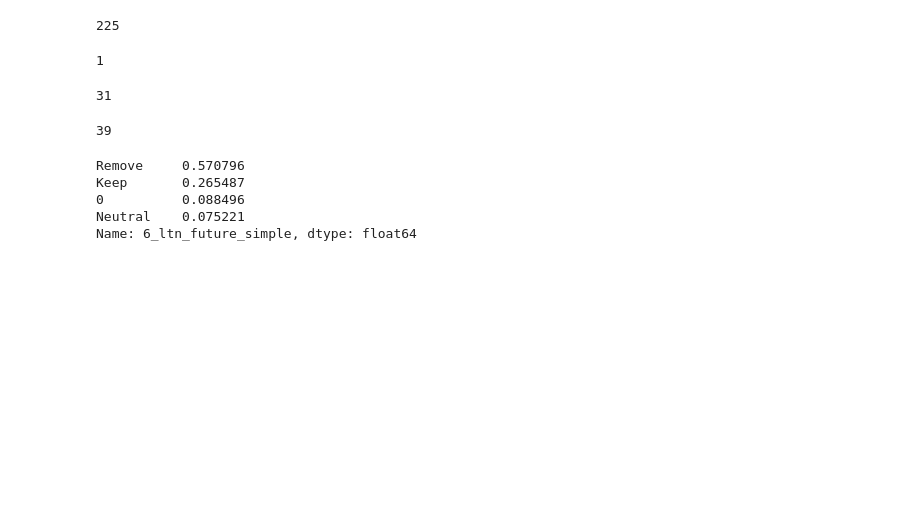
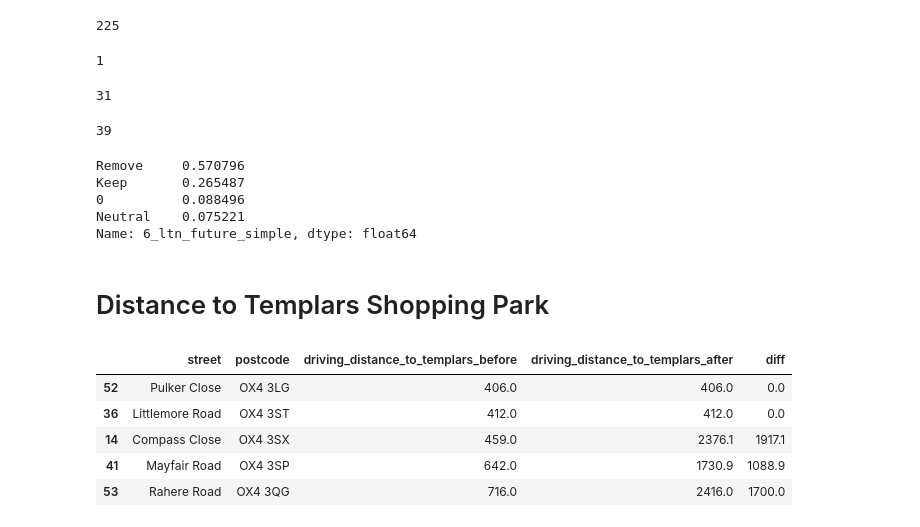
Before and after one commit to annarailton/littlemore_ltn_analysis, a Jupyter notebook: lpc_ltn_analysis.ipynb, the cells around one changed output. Cells and saved outputs as stored; diff of their text form; code cells hidden in the pictures; blank space fills up the shorter version.

```diff
--- a/lpc_ltn_analysis.ipynb
+++ b/lpc_ltn_analysis.ipynb
@@ -1595,3 +1596,36 @@ Keep       0.265487
 0          0.088496
 Neutral    0.075221
 Name: 6_ltn_future_simple, dtype: float64
+# %% [markdown]
+# Distance to Templars Shopping Park
+# %%
+distances = pd.read_csv("data/street_data.csv")
+distances = distances[
+    [
+        "street",
+        "postcode",
+        "driving_distance_to_templars_before",
+        "driving_distance_to_templars_after",
+    ]
+]
+distances["driving_distance_to_templars_before"] = distances[
+    "driving_distance_to_templars_before"
+].astype("float64")
+distances["diff"] = (
+    distances["driving_distance_to_templars_after"]
+    - distances["driving_distance_to_templars_before"]
+)
+# Normalise some of the distances
+distances.loc[distances["diff"] <= 50, "diff"] = 0.0
+distances.loc[
+    distances["diff"] == 0.0, "driving_distance_to_templars_after"
+] = distances["driving_distance_to_templars_before"]
+distances = distances.sort_values("driving_distance_to_templars_before")
+distances.head()
+# %% [output]
+|  | street | postcode | driving_distance_to_templars_before | driving_distance_to_templars_after | diff |
+| 52 | Pulker Close | OX4 3LG | 406.0 | 406.0 | 0.0 |
+| 36 | Littlemore Road | OX4 3ST | 412.0 | 412.0 | 0.0 |
+| 14 | Compass Close | OX4 3SX | 459.0 | 2376.1 | 1917.1 |
+| 41 | Mayfair Road | OX4 3SP | 642.0 | 1730.9 | 1088.9 |
+| 53 | Rahere Road | OX4 3QG | 716.0 | 2416.0 | 1700.0 |
```
Also changed, not shown: parts of 16 cells of this notebook.
